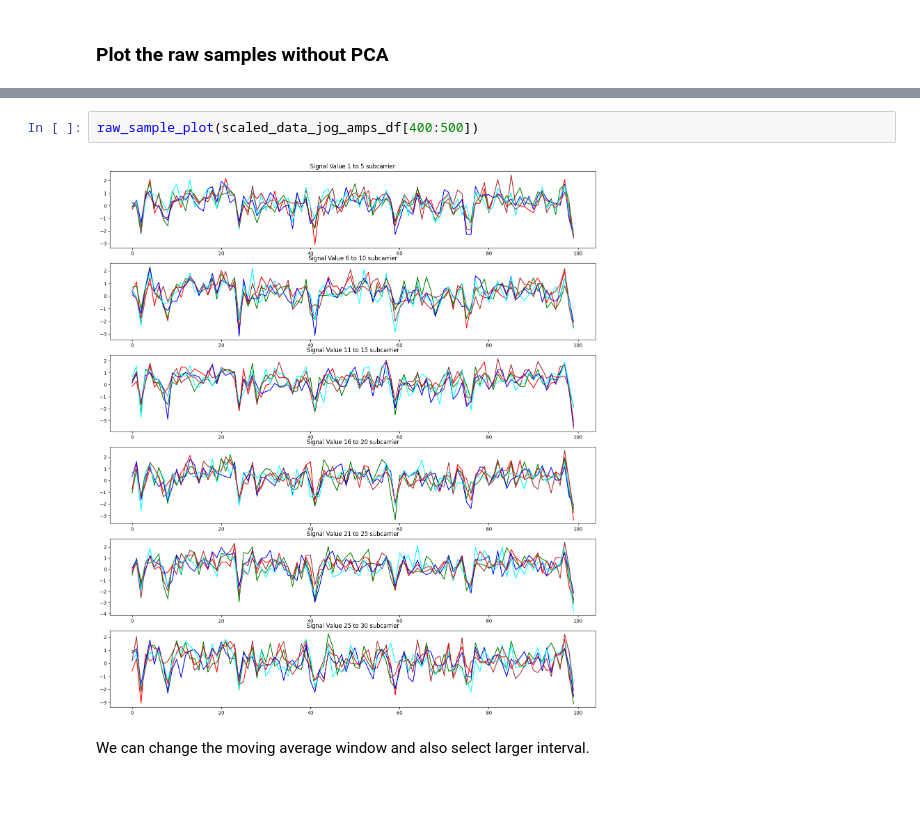
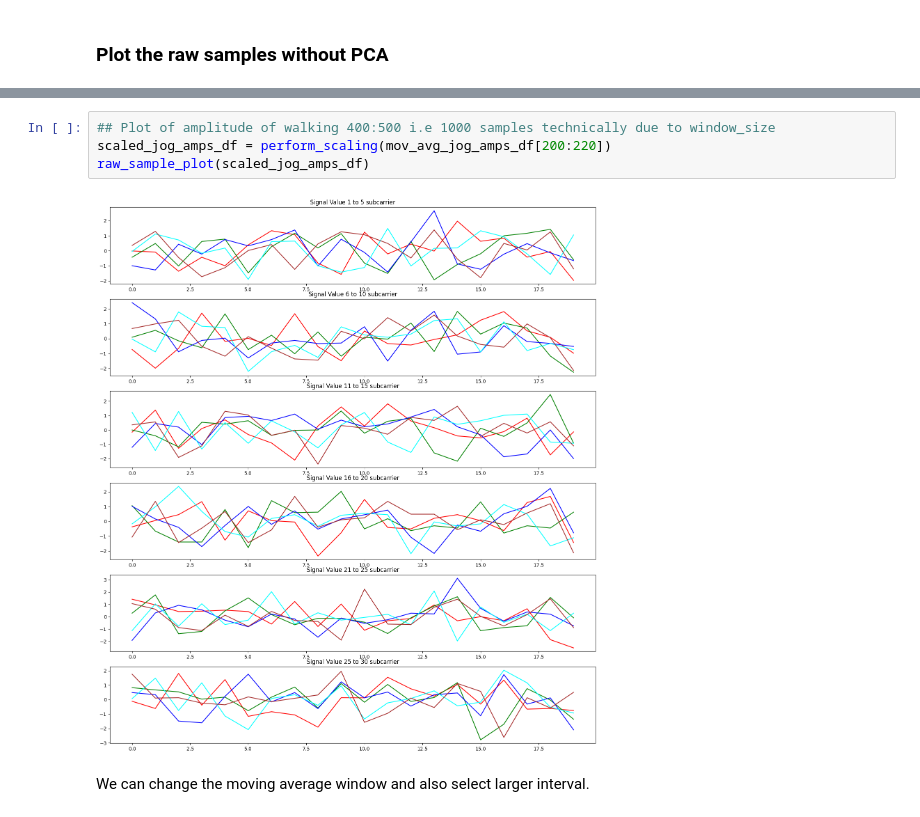
Before and after one commit to jasminkarki/wifi-sensing-har, a Jupyter notebook: load_raw_csv.ipynb, the cells around one changed output, grey strips where cells are left out. Saved outputs shown, nothing was run; the diff lists cells and outputs as text.

```diff
--- a/load_raw_csv.ipynb
+++ b/load_raw_csv.ipynb
@@ -287,7 +270,9 @@ len(scaled_data_walk_amps_df)
-# %%
-raw_sample_plot(scaled_data_jog_amps_df[400:500])
-# %% [output]
-[figure, removed]
+# %%
+## Plot of amplitude of walking 400:500 i.e 1000 samples technically due to window_size
+scaled_jog_amps_df = perform_scaling(mov_avg_jog_amps_df[200:220])
+raw_sample_plot(scaled_jog_amps_df)
+# %% [output]
+[figure, added]
 # %% [markdown]
 We can change the moving average window and also select larger interval.
 # %% [markdown]
```
Also changed, not shown: parts of 18 cells of this notebook.
